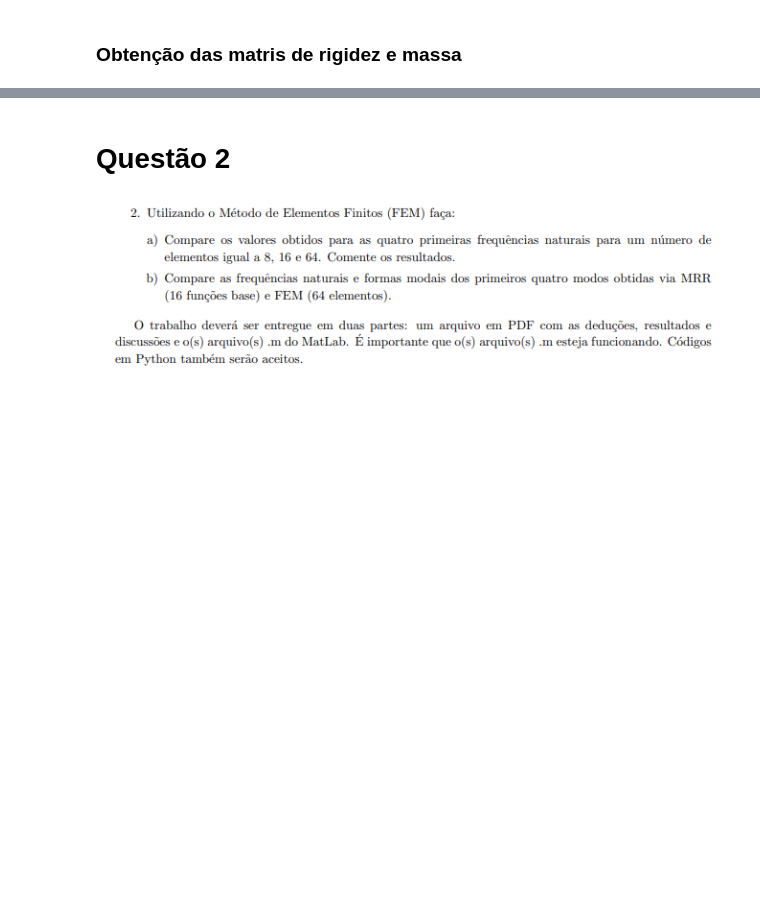
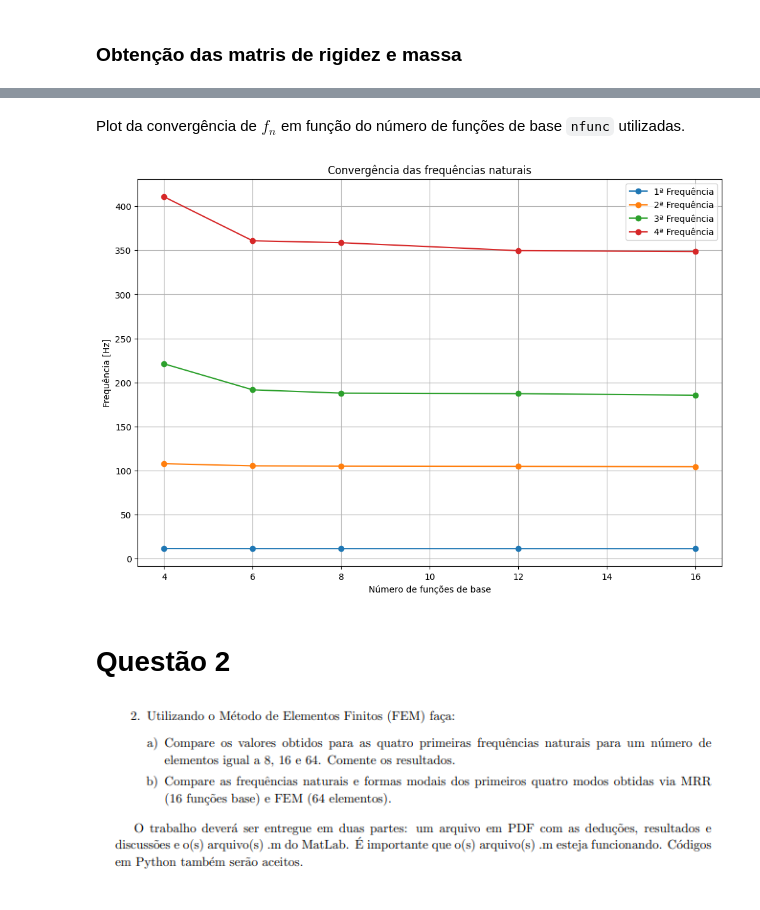
Before and after one commit to VictorBauler/VibroAcustica, a Jupyter notebook: notebooks/Trabalho1.ipynb, the cells around one changed output, grey strips where cells are left out. Cells and saved outputs as stored; diff of their text form; code cells hidden in the pictures; blank space fills up the shorter version.

```diff
--- a/notebooks/Trabalho1.ipynb
+++ b/notebooks/Trabalho1.ipynb
@@ -220,0 +199,13 @@ np.save('stiffness_matrix_mrr.npy', K_array)
+# %%
+M = np.load('mass_matrix_mrr.npy', allow_pickle=True)
+K = np.load('stiffness_matrix_mrr.npy', allow_pickle=True)
+
+
+for k in range(nfunc):
+    for i in range(k+1):
+
+        M[i, k] = M[k, i]
+        K[i, k] = K[k, i]
+
+M= sp.Matrix(M)
+K= sp.Matrix(K)
@@ -221,3 +321,30 @@ np.save('stiffness_matrix_mrr.npy', K_array)
+# %% [markdown]
+Plot da convergência de $f_n$ em função do número de funções de base `nfunc` utilizadas.
+# %%
+primeira_freq = []
+segunda_freq = []
+terceira_freq = []
+quarta_freq = []
+
+for i in n_funcoes:
+    primeira_freq.append(np.real(fn_dict[i][0]))
+    segunda_freq.append(np.real(fn_dict[i][1]))
+    terceira_freq.append(np.real(fn_dict[i][2]))
+    quarta_freq.append(np.real(fn_dict[i][3]))
+
+plt.figure(figsize=(12,8))
+plt.plot([4,6,8,12,16], primeira_freq, label='1ª Frequência', marker='o')
+plt.plot([4,6,8,12,16], segunda_freq, label='2ª Frequência', marker='o')
+plt.plot([4,6,8,12,16], terceira_freq, label='3ª Frequência', marker='o')
+plt.plot([4,6,8,12,16], quarta_freq, label='4ª Frequência', marker='o')
+plt.legend()
+plt.grid()
+plt.xlabel('Número de funções de base')
+plt.ylabel('Frequência [Hz]')
+plt.title("Convergência das frequências naturais")
+plt.show()
+# %% [output]
+[figure, added]
 # %% [markdown]
 # Questão 2
 
```
Also changed, not shown: parts of 27 cells of this notebook, 2 other files.
